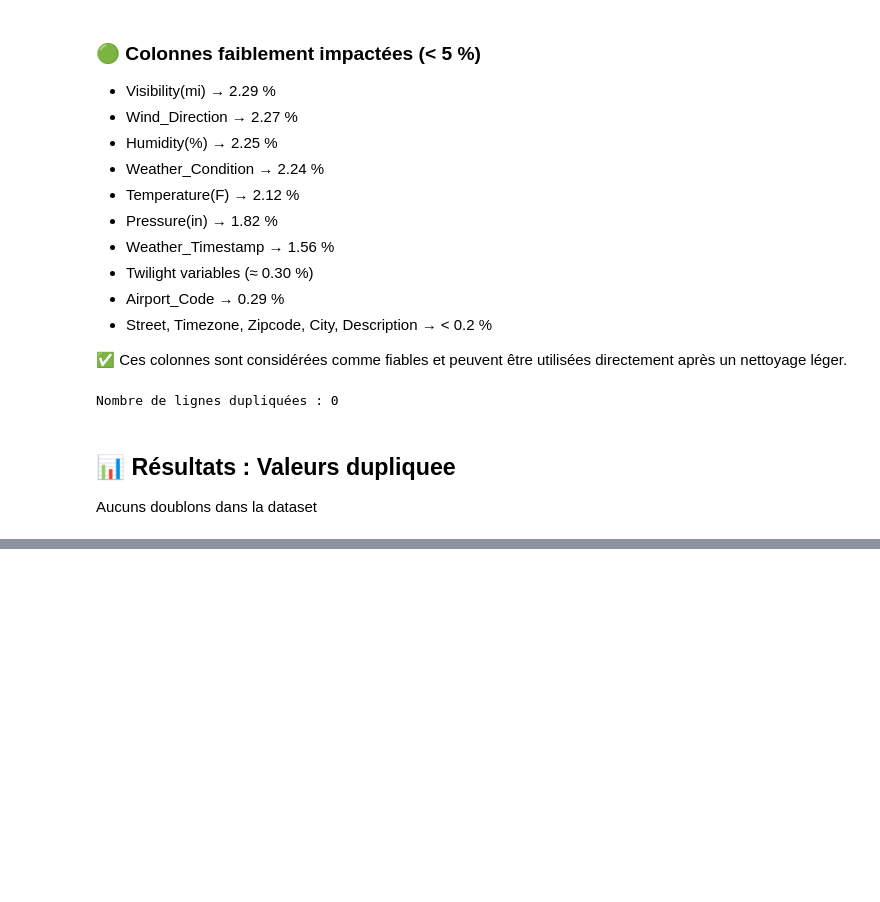
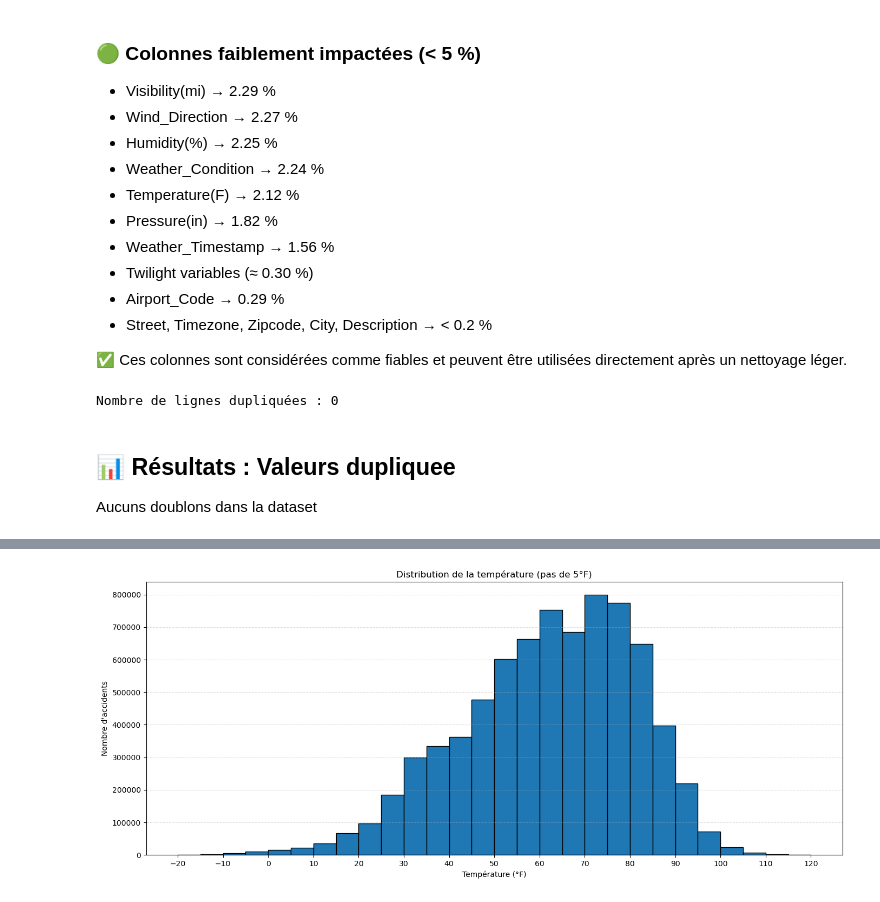
Before and after one commit to zinebettahery/US-Accidents, a Jupyter notebook: notebooks/EDA.ipynb, the cells around one changed output, grey strips where cells are left out. Drawn from its saved outputs; the diff is of its cells as text; code cells hidden in the pictures; blank space fills up the shorter version.

Commit message:
Faire des analyses initiales et globales pour la distribution des donnees

```diff
--- a/notebooks/EDA.ipynb
+++ b/notebooks/EDA.ipynb
@@ -736,0 +849,23 @@ Aucuns doublons dans la dataset
+# %%
+# -------------------------------------------------Temperature Analysis
+bins = list(range(-20, 125, 5))  # tranche tous les 5°F
+
+plt.figure(figsize=(14, 6))
+
+df['Temperature(F)'].dropna().plot(
+    kind='hist',
+    bins=bins,
+    edgecolor='black'
+)
+
+plt.xticks(bins[::2])  # affiche 1 tick sur 2 pour lisibilité
+
+plt.title("Distribution de la température (pas de 5°F)")
+plt.xlabel("Température (°F)")
+plt.ylabel("Nombre d'accidents")
+
+plt.grid(axis='y', linestyle='--', alpha=0.4)
+plt.tight_layout()
+plt.show()
+# %% [output]
+[figure, added]
```
Also changed, not shown: parts of 11 cells of this notebook.
